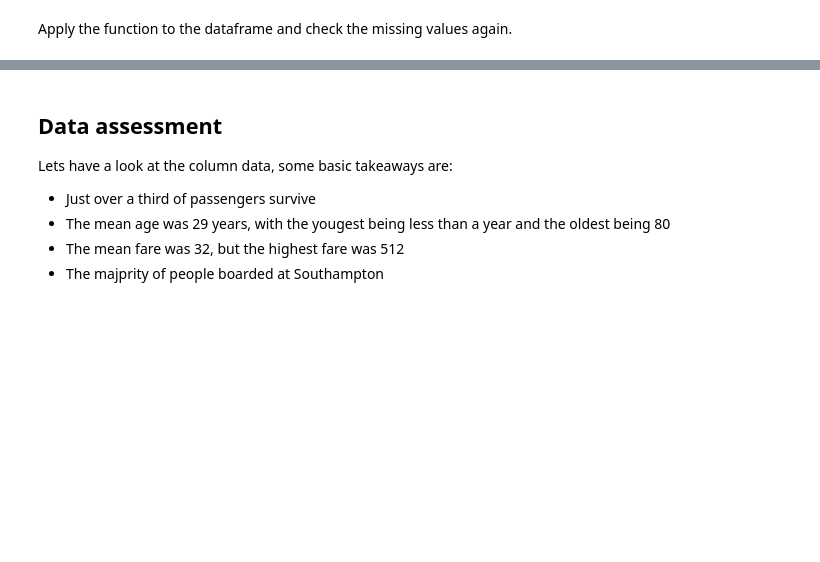
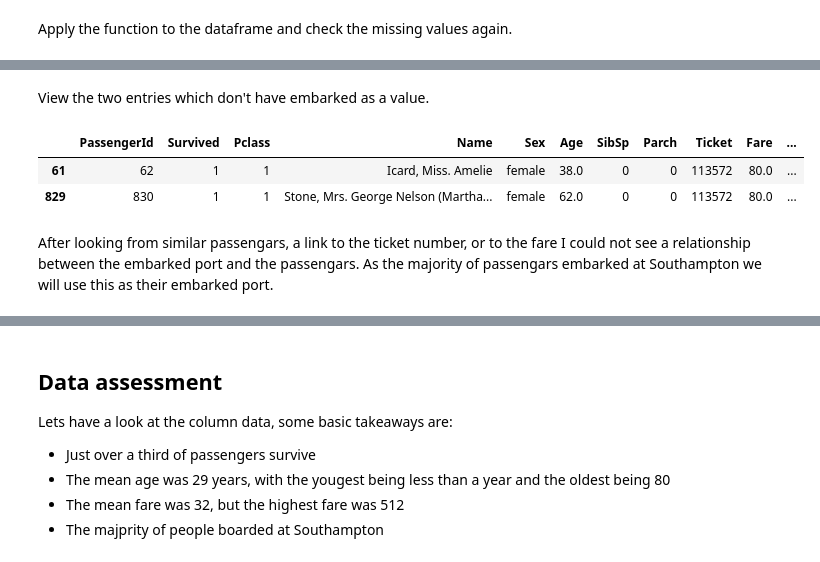
Before and after one commit to tomdbignell/1.-Titanic---Machine-Learning-from-Disaster, a Jupyter notebook: Titanic code.ipynb, the cells around one changed output, grey strips where cells are left out. Cells and saved outputs as stored; diff of their text form; code cells hidden in the pictures; blank space fills up the shorter version.

```diff
--- a/Titanic code.ipynb
+++ b/Titanic code.ipynb
@@ -159 +166,14 @@ EmbarkedB        2
 dtype: int64
+# %% [markdown]
+View the two entries which don't have embarked as a value.
+# %%
+#Create a dataframe with just rows with NaN values
+null_data = df_train[df_train.isnull().any(axis=1)]
+
+null_data
+# %% [output]
+|  | PassengerId | Survived | Pclass | Name | Sex | Age | SibSp | Parch | Ticket | Fare | ... |
+| 61 | 62 | 1 | 1 | Icard, Miss. Amelie | female | 38.0 | 0 | 0 | 113572 | 80.0 | ... |
+| 829 | 830 | 1 | 1 | Stone, Mrs. George Nelson (Martha... | female | 62.0 | 0 | 0 | 113572 | 80.0 | ... |
+# %% [markdown]
+After looking from similar passengars, a link to the ticket number, or to the fare I could not see a relationship between the embarked port and the passengars. As the majority of passengars embarked at Southampton we will use this as their embarked port.
```
Also changed, not shown: parts of 33 cells of this notebook.
